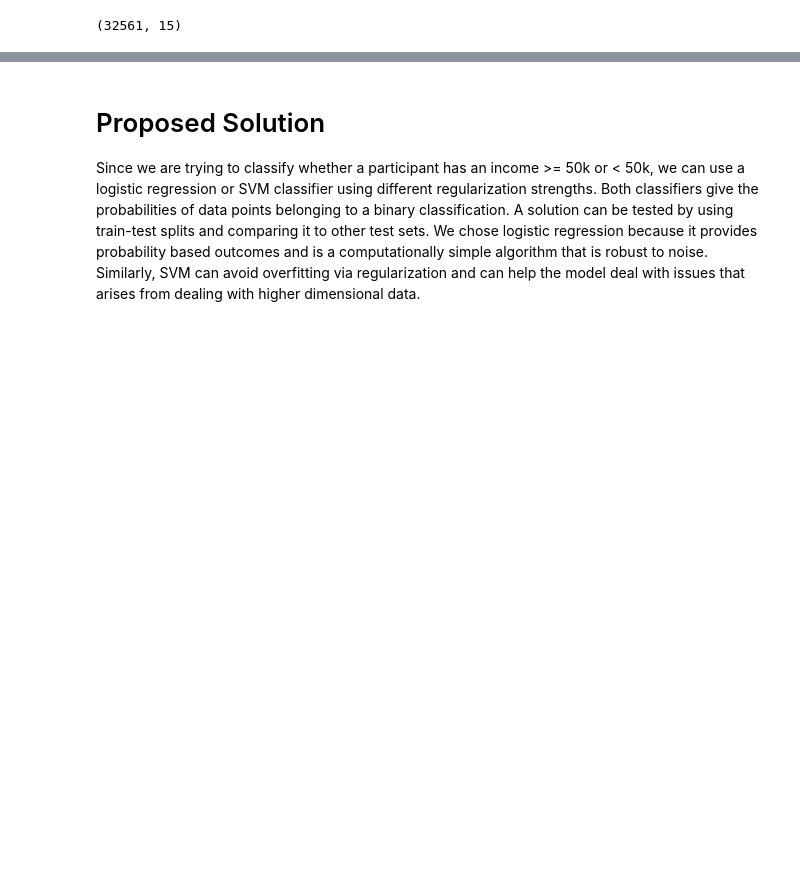
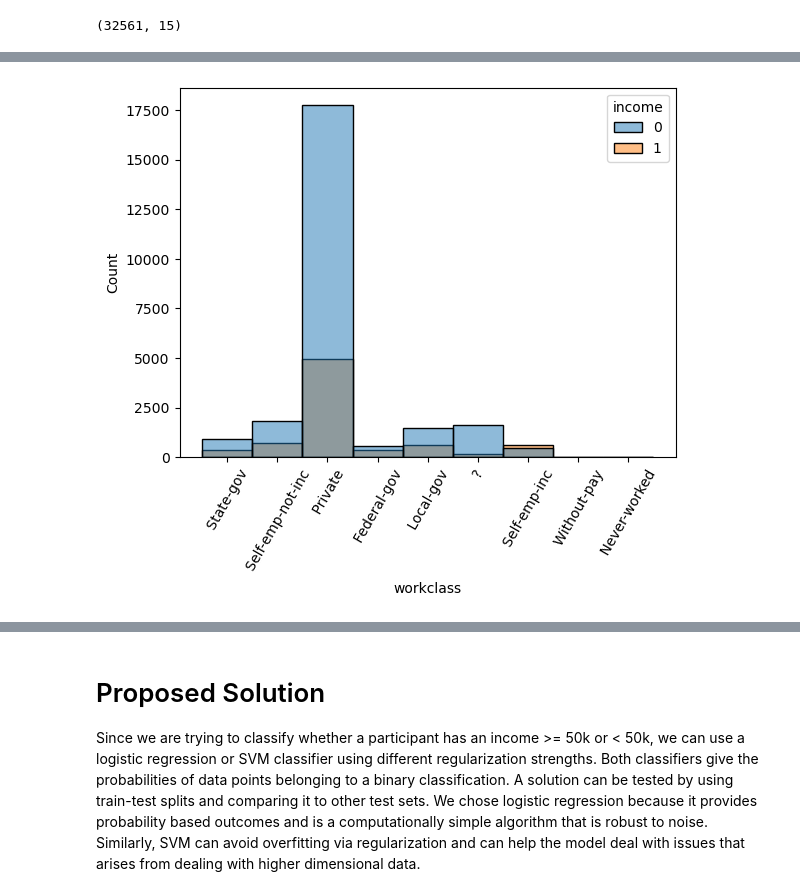
Before and after one commit to COGS118A/Group022-SP23, a Jupyter notebook: FinalProject_Group022-SP23.ipynb, the cells around one changed output, grey strips where cells are left out. Drawn from its saved outputs; the diff is of its cells as text; code cells hidden in the pictures; blank space fills up the shorter version.

```diff
--- a/FinalProject_Group022-SP23.ipynb
+++ b/FinalProject_Group022-SP23.ipynb
@@ -106,0 +124,6 @@ y = data['income']
+# %%
+p1 = sns.histplot(data=data, x='workclass', hue='income')
+plt.xticks(rotation=60)
+plt.show()
+# %% [output]
+[figure, added]
```
Also changed, not shown: parts of 19 cells of this notebook.
